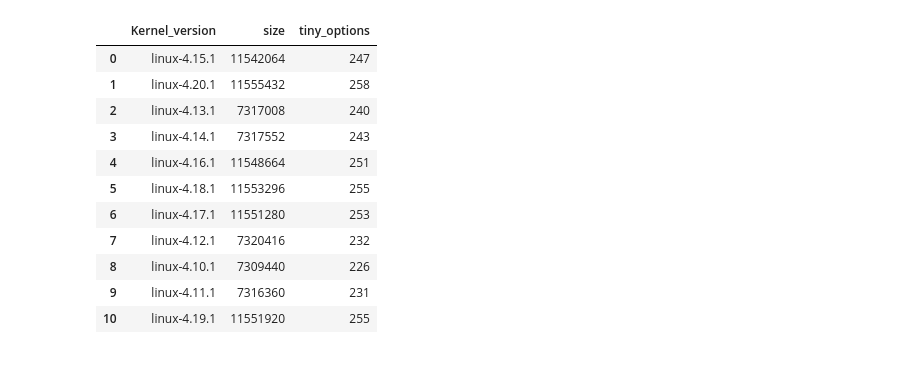
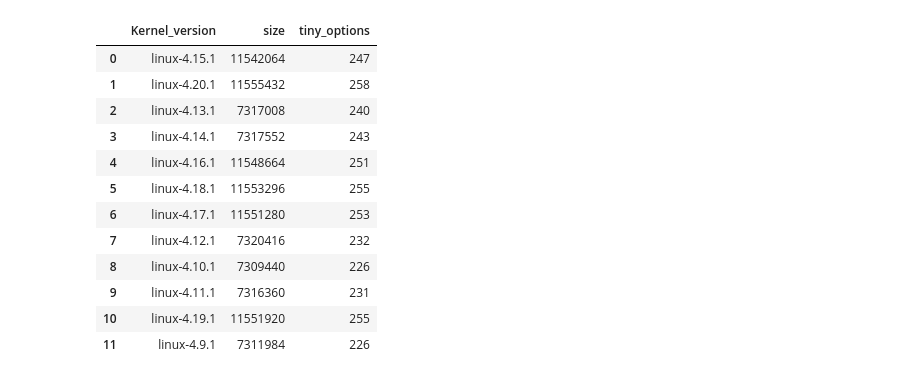
Before and after one commit to TuxML/evolution-showcase, a Jupyter notebook: evo-query.ipynb, the cells around one changed output. Saved outputs shown, nothing was run; the diff lists cells and outputs as text; code cells hidden in the pictures.

```diff
--- a/evo-query.ipynb
+++ b/evo-query.ipynb
@@ -50,34 +50,35 @@ def count_active_options(conf):
     #        n = n + 1
     #return n
     return len(re.findall("=y", conf))
 
 ksizes_tiny = pd.DataFrame(columns=['Kernel_version', 'size', 'tiny_options'])
 # 30
-cids = [38, 35, 40, 41, 42, 61, 57, 54, 72, 73, 74] # cids of tiny kernels
+cids = [38, 35, 40, 41, 42, 61, 57, 54, 72, 73, 74, 79] # cids of tiny kernels
 i = 0
 for cid in cids:
     r = compute_kernel(cid)
     kversion = r[0]
     ksize = r[1]
     conf = bz2.decompress(r[2]).decode('ascii')
     noptions = count_active_options(conf)
     ksizes_tiny.loc[i] = ("linux-" + str(kversion), ksize, noptions)
     i = i + 1
 
 ksizes_tiny
 # %% [output]
 |  | Kernel_version | size | tiny_options |
 | 0 | linux-4.15.1 | 11542064 | 247 |
 | 1 | linux-4.20.1 | 11555432 | 258 |
 | 2 | linux-4.13.1 | 7317008 | 240 |
 | 3 | linux-4.14.1 | 7317552 | 243 |
 | 4 | linux-4.16.1 | 11548664 | 251 |
 | 5 | linux-4.18.1 | 11553296 | 255 |
 | 6 | linux-4.17.1 | 11551280 | 253 |
 | 7 | linux-4.12.1 | 7320416 | 232 |
 | 8 | linux-4.10.1 | 7309440 | 226 |
 | 9 | linux-4.11.1 | 7316360 | 231 |
 | 10 | linux-4.19.1 | 11551920 | 255 |
+| 11 | linux-4.9.1 | 7311984 | 226 |
 # %%
 
 
```
Also changed, not shown: parts of 4 cells of this notebook.
